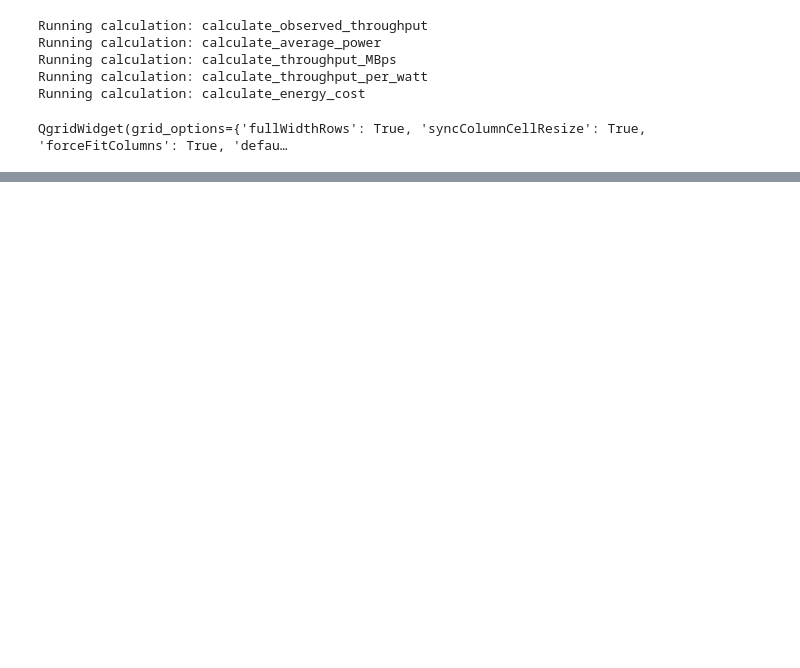
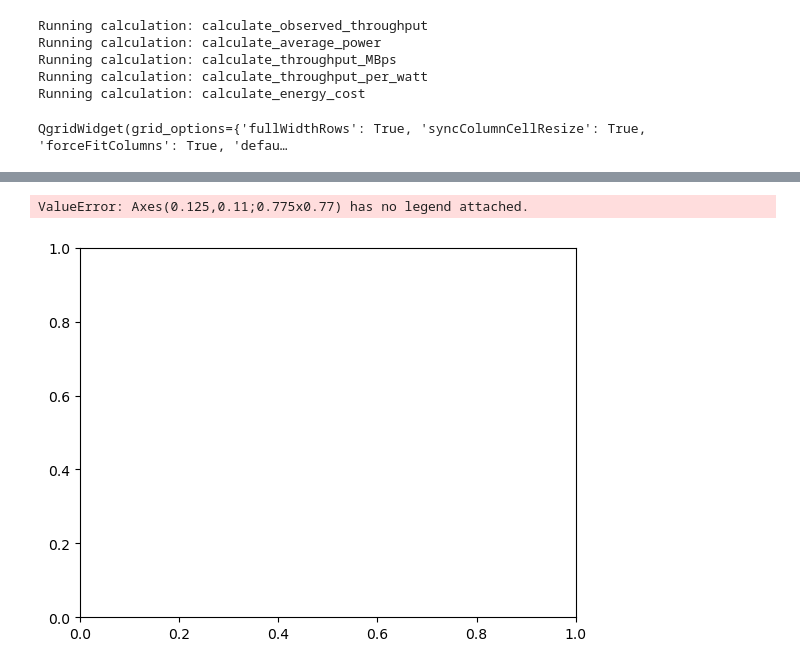
Before and after one commit to stream-energy/greenflow, a Jupyter notebook: plots/analysis.ipynb, the cells around one changed output, grey strips where cells are left out. Drawn from its saved outputs; the diff is of its cells as text; code cells hidden in the pictures; blank space fills up the shorter version.

```diff
--- a/plots/analysis.ipynb
+++ b/plots/analysis.ipynb
@@ -99 +102,15 @@ sns.FacetGrid(df, col="cluster", hue="exp_name", col_wrap=3).map(
+# %%
+ax = sns.scatterplot(
+    data=redpanda,
+    x=x,
+    y=y,
+    hue="cluster",
+    style="broker_replicas",
+    # size="broker_replicas",
+    # sizes=(50, 200)
+)
+sns.move_legend(ax, "upper left", bbox_to_anchor=(1, 1))
+# %% [output]
+ValueError: Axes(0.125,0.11;0.775x0.77) has no legend attached.
+[figure, added]
 # %%
```
Also changed, not shown: parts of 10 cells of this notebook, 3 other files.
